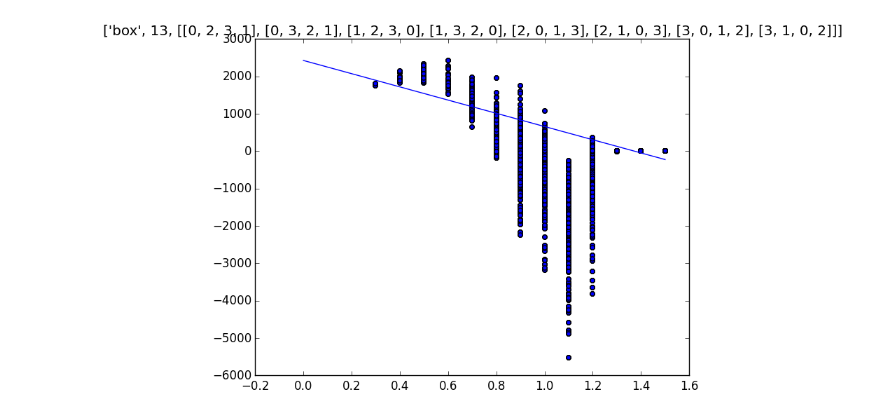
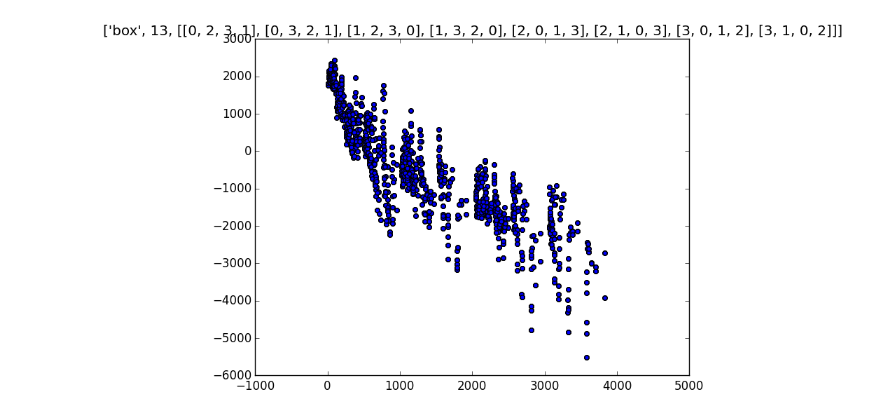
Before and after one commit to jonghyuk65/2048-ai, a Jupyter notebook: analyse_weights.ipynb, the cells around one changed output. Saved outputs shown, nothing was run; the diff lists cells and outputs as text; code cells hidden in the pictures.

```diff
--- a/analyse_weights.ipynb
+++ b/analyse_weights.ipynb
@@ -86,16 +86,28 @@ def original_box2idx(row):
     idx.append(row[1] * 18 * 18 * 18 + row[3] * 18 * 18 + row[0] * 18 + row[2])
     return min(idx)
 
+def max_x(row):
+    return max(row) / 10.
+
+def mean_x(row):
+    row_mean = np.mean([2**r for r in row]) # 0 as 1 for simplicity
+    return np.log2(row_mean) / 10.
+
+def sum_x(row):
+    row_sum = np.sum([(2**r if r>0 else 0) for r in row])
+    return row_sum
+
 def row2idx(row):
     rank = row2rank(row)
-    x = max(row)/10.
+    x = sum_x(row)
     return (rank2idx_row[rank[0]*4*4*4 + rank[1]*4*4 + rank[2]*4 + rank[3]], x)
 
 def box2idx(row):
     rank = row2rank(row)
-    x = max(row)/10.
+    x = sum_x(row)
     return (rank2idx_box[rank[0]*4*4*4 + rank[1]*4*4 + rank[2]*4 + rank[3]], x)
 
+maxv = 12
 v = [0, 0, 0, 0]
 rows_x = [[] for i in range(39)]
 rows_y = [[] for i in range(39)]
@@ -118,7 +130,7 @@ while True:
     i = 3
     while i >= 0:
         v[i] = v[i] + 1
-        if v[i] == 16:
+        if v[i] == maxv:
             v[i] = 0
             i = i - 1
         else:
@@ -128,32 +140,32 @@ while True:
 # %%
 from IPython import display
 
 for idx in range(39):
     plt.clf()
     plt.title(['row',idx,row_eqv[idx]])
     plt.scatter(rows_x[idx], rows_y[idx])
 
     alpha, beta = vl1[idx]
     x = np.arange(0, 1.6, 0.1);
     y = alpha*x + beta
     plt.plot(x, y)
 
     display.clear_output(wait=True)
     display.display(plt.gcf())
     time.sleep(1.0)
 
 for idx in range(14):
     plt.clf()
     plt.title(['box',idx,box_eqv[idx]])
     plt.scatter(boxs_x[idx], boxs_y[idx])
 
-    alpha, beta = vl2[idx]
-    x = np.arange(0, 1.6, 0.1);
-    y = alpha*x + beta
-    plt.plot(x, y)
+    #alpha, beta = vl2[idx]
+    #x = np.arange(0, 1.6, 0.1);
+    #y = alpha*x + beta
+    #plt.plot(x, y)
 
     display.clear_output(wait=True)
     display.display(plt.gcf())
     time.sleep(1.0)
 # %% [output]
-[figure, old version]
+[figure, new version]
```
Also changed, not shown: 7 other files.
